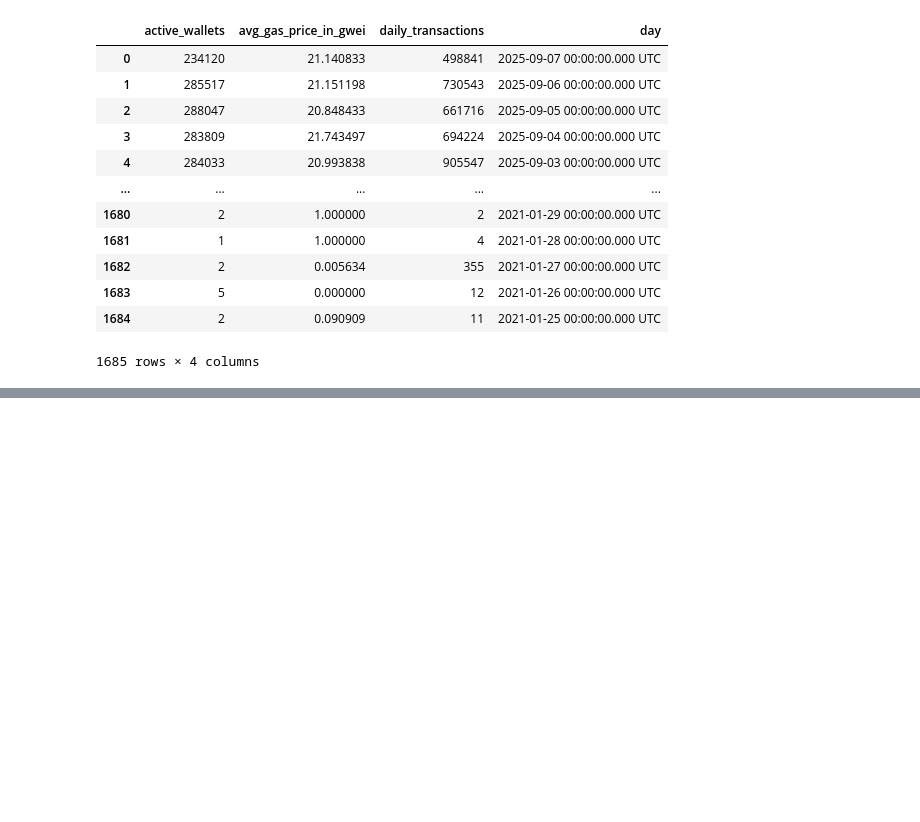
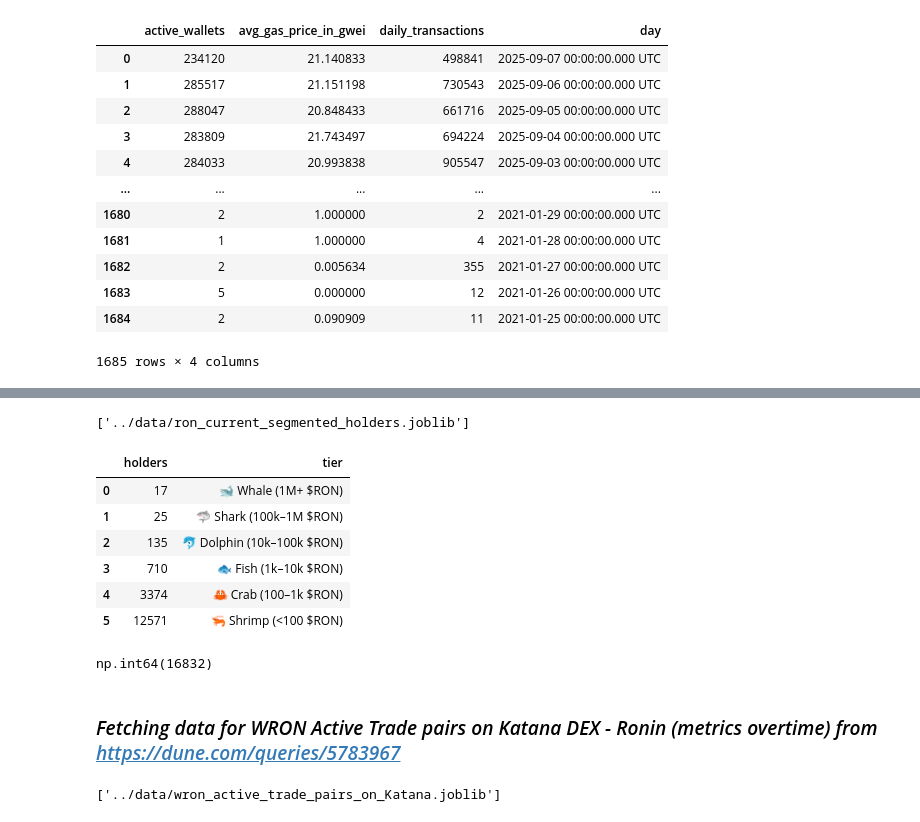
Before and after one commit to joshuatochinwachi/Ronin-Ecosystem-Tracker, a Jupyter notebook: Notebooks/01_data.ipynb, the cells around one changed output, grey strips where cells are left out. Cells and saved outputs as stored; diff of their text form; code cells hidden in the pictures; blank space fills up the shorter version.

```diff
--- a/Notebooks/01_data.ipynb
+++ b/Notebooks/01_data.ipynb
@@ -109,0 +227,40 @@ ronin_daily_df
+# %%
+dune6 = DuneClient(dune_api_key)
+query_result6 = dune6.get_latest_result(5785491)
+
+rows = query_result6.result.rows
+
+data6 = pd.DataFrame(rows)
+
+joblib.dump(data6, "../data/ron_current_segmented_holders.joblib")
+# %% [output]
+['../data/ron_current_segmented_holders.joblib']
+# %%
+ron_current_segmented_holders_df = joblib.load("../data/ron_current_segmented_holders.joblib")
+
+ron_current_segmented_holders_df
+# %% [output]
+|  | holders | tier |
+| 0 | 17 | 🐋 Whale (1M+ $RON) |
+| 1 | 25 | 🦈 Shark (100k–1M $RON) |
+| 2 | 135 | 🐬 Dolphin (10k–100k $RON) |
+| 3 | 710 | 🐟 Fish (1k–10k $RON) |
+| 4 | 3374 | 🦀 Crab (100–1k $RON) |
+| 5 | 12571 | 🦐 Shrimp (<100 $RON) |
+# %%
+ron_current_segmented_holders_df['holders'].sum()
+# %% [output]
+np.int64(16832)
+# %% [markdown]
+### _Fetching data for WRON Active Trade pairs on Katana DEX - Ronin (metrics overtime) from https://dune.com/queries/5783967_
+# %%
+dune7 = DuneClient(dune_api_key)
+query_result7 = dune7.get_latest_result(5783967)
+
+rows = query_result7.result.rows
+
+data7 = pd.DataFrame(rows)
+
+joblib.dump(data7, "../data/wron_active_trade_pairs_on_Katana.joblib")
+# %% [output]
+['../data/wron_active_trade_pairs_on_Katana.joblib']
```
Also changed, not shown: parts of 15 cells of this notebook, 4 other files.
